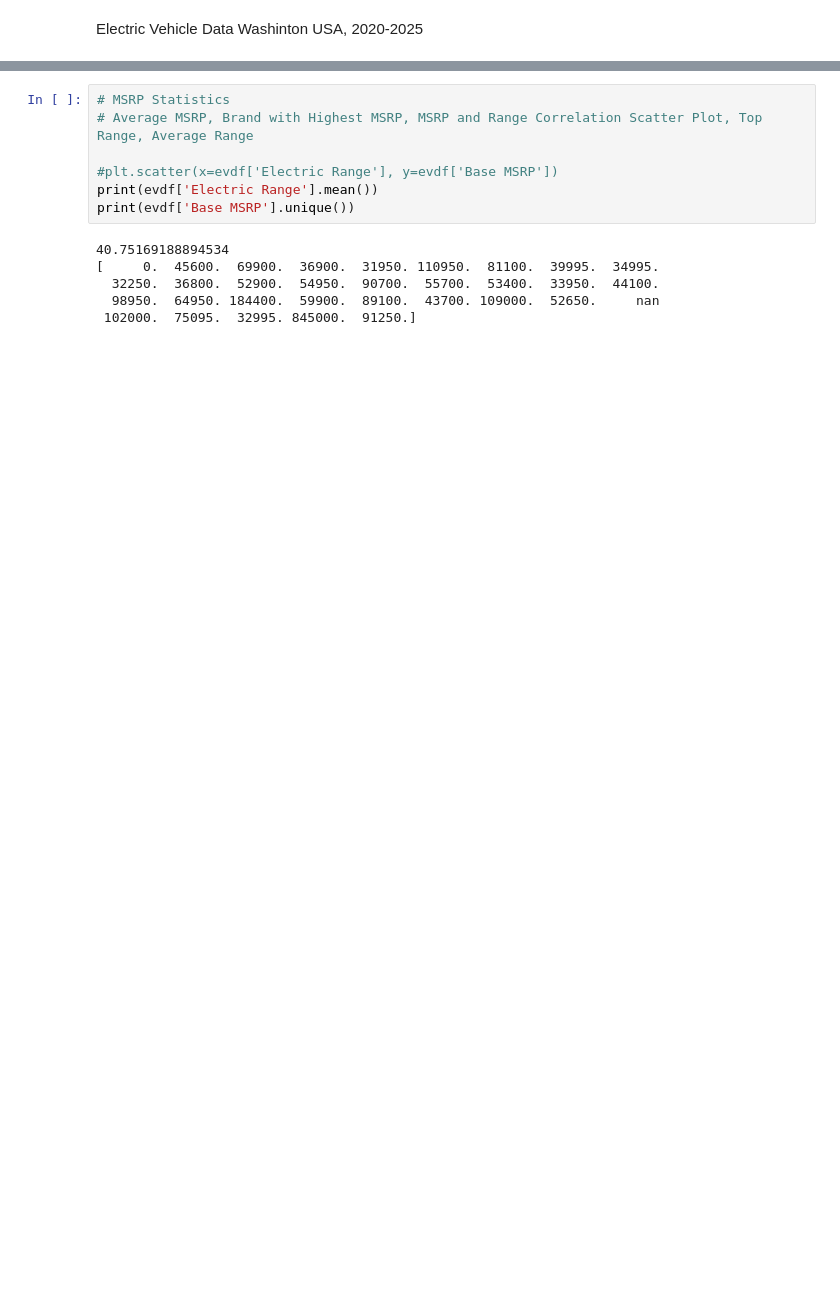
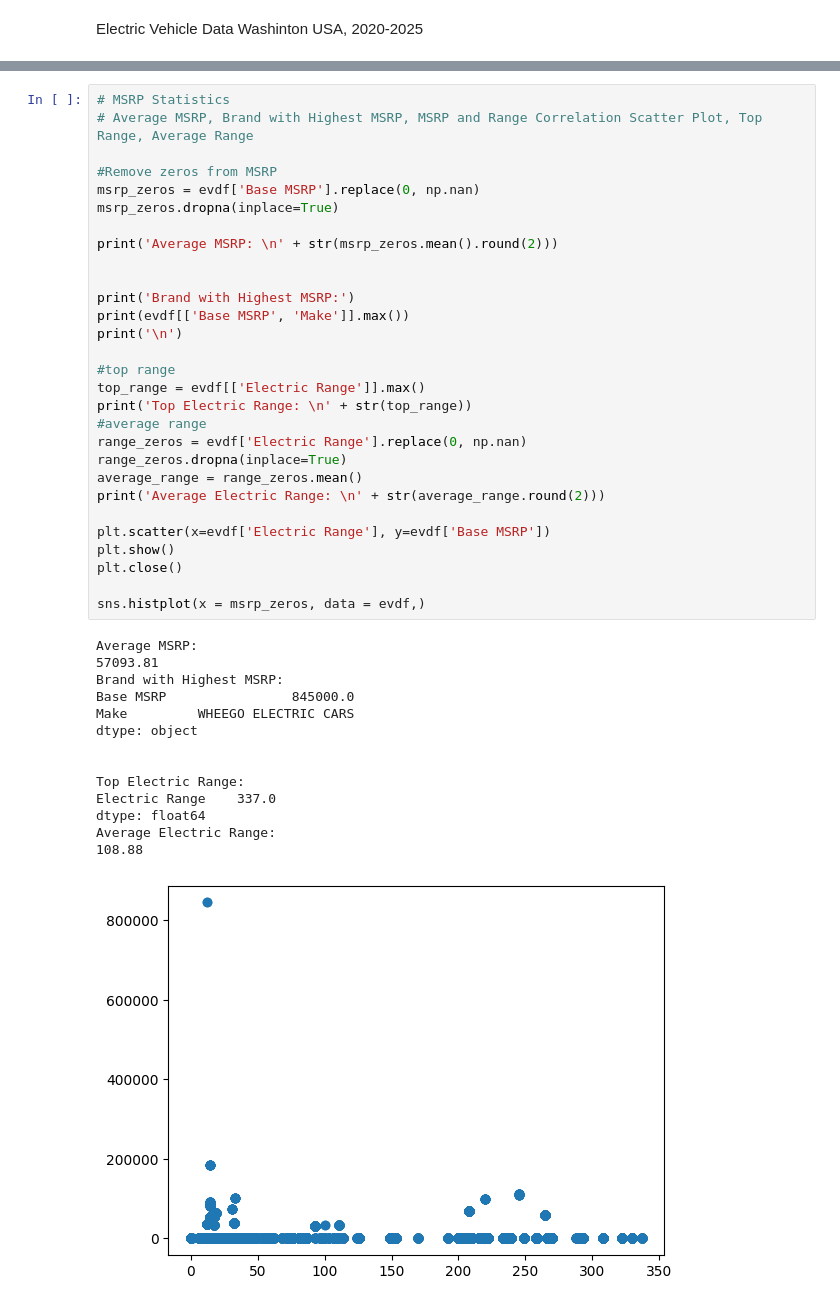
Before and after one commit to grix9/EVData, a Jupyter notebook: EVDataAnalysis.ipynb, the cells around one changed output, grey strips where cells are left out. Saved outputs shown, nothing was run; the diff lists cells and outputs as text; blank space fills up the shorter version.

```diff
--- a/EVDataAnalysis.ipynb
+++ b/EVDataAnalysis.ipynb
@@ -34,13 +51,44 @@ tops_models = evdf['Model'].value_counts()
 # %%
 # MSRP Statistics
 # Average MSRP, Brand with Highest MSRP, MSRP and Range Correlation Scatter Plot, Top Range, Average Range
 
-#plt.scatter(x=evdf['Electric Range'], y=evdf['Base MSRP'])
-print(evdf['Electric Range'].mean())
-print(evdf['Base MSRP'].unique())
+#Remove zeros from MSRP
+msrp_zeros = evdf['Base MSRP'].replace(0, np.nan)
+msrp_zeros.dropna(inplace=True)
+
+print('Average MSRP: \n' + str(msrp_zeros.mean().round(2)))
+
+
+print('Brand with Highest MSRP:')
+print(evdf[['Base MSRP', 'Make']].max())
+print('\n')
+
+#top range
+top_range = evdf[['Electric Range']].max()
+print('Top Electric Range: \n' + str(top_range))
+#average range
+range_zeros = evdf['Electric Range'].replace(0, np.nan)
+range_zeros.dropna(inplace=True)
+average_range = range_zeros.mean()
+print('Average Electric Range: \n' + str(average_range.round(2)))
+
+plt.scatter(x=evdf['Electric Range'], y=evdf['Base MSRP'])
+plt.show()
+plt.close()
+
+sns.histplot(x = msrp_zeros, data = evdf,)
 # %% [output]
-40.75169188894534
-[     0.  45600.  69900.  36900.  31950. 110950.  81100.  39995.  34995.
-  32250.  36800.  52900.  54950.  90700.  55700.  53400.  33950.  44100.
-  98950.  64950. 184400.  59900.  89100.  43700. 109000.  52650.     nan
- 102000.  75095.  32995. 845000.  91250.]
+Average MSRP:
+57093.81
+Brand with Highest MSRP:
+Base MSRP                845000.0
+Make         WHEEGO ELECTRIC CARS
+dtype: object
+
+
+Top Electric Range:
+Electric Range    337.0
+dtype: float64
+Average Electric Range:
+108.88
+[figure, added]
```
Also changed, not shown: parts of 4 cells of this notebook.
